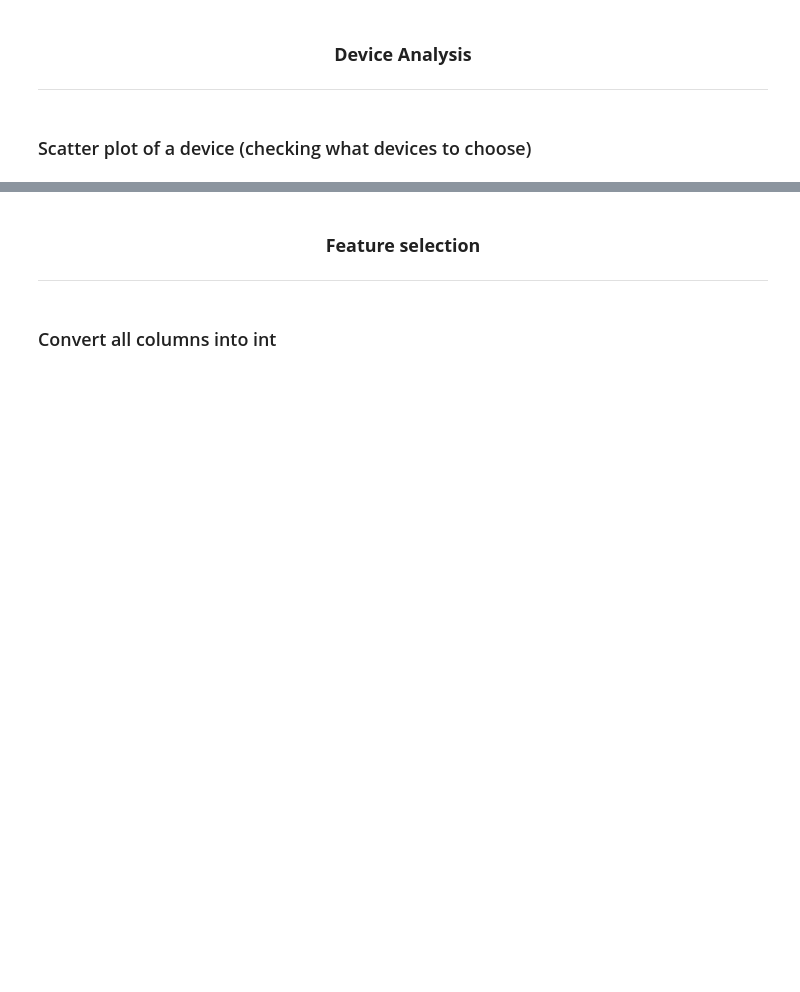
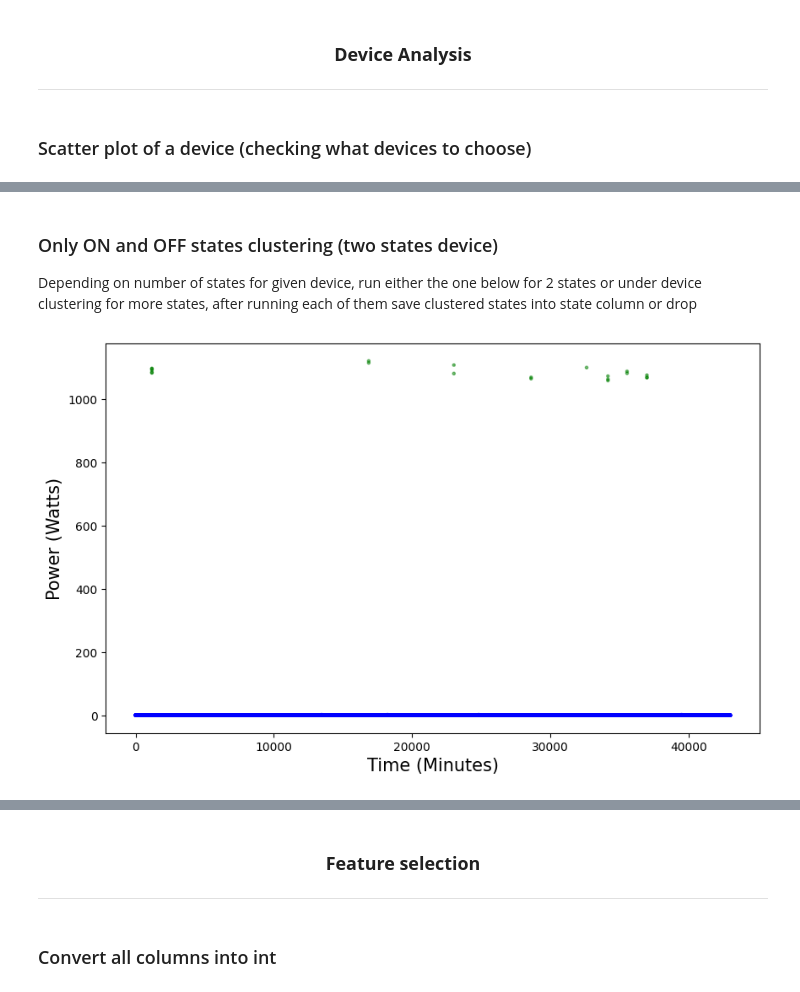
Before and after one commit to jarczykkonrad/master_thesis, a Jupyter notebook: preprocessing.ipynb, the cells around one changed output, grey strips where cells are left out. Saved outputs shown, nothing was run; the diff lists cells and outputs as text; code cells hidden in the pictures; blank space fills up the shorter version.

```diff
--- a/preprocessing.ipynb
+++ b/preprocessing.ipynb
@@ -68,5 +70,27 @@ plt.show()
 device_columns = ['kettle', 'rice_cooker', 'washing_machine', 'dish_washer', 'microwave', 'toaster']
 
 df_combined['aggregate'] = df_combined[device_columns].sum(axis=1)
+# %% [markdown]
+### Only ON and OFF states clustering (two states device)
+Depending on number of states for given device, run either the one below for 2 states or under device clustering for more states, after running each of them save clustered states into state column or drop
+# %%
+device = "toaster"
+
+def apply_threshold(power):
+    if power <= 20:
+        return "0"
+    else:
+        return "1"
+
+df_combined['state'] = df_combined[device].apply(apply_threshold)
+
+plt.figure(figsize=(10, 6))
+colors = {'0': 'blue', '1': 'green'}
+plt.scatter(df_combined.index, df_combined[device], c=df_combined['state'].apply(lambda x: colors[x]), alpha=0.5, s=5)
+plt.ylabel('Power (Watts)', fontsize=15)
+plt.xlabel('Time (Minutes)', fontsize=15)
+plt.show()
+# %% [output]
+[figure, added]
 # %% [markdown]
 ### Device Clustering (multi states devices)
```
Also changed, not shown: parts of 16 cells of this notebook, 5 other files.
